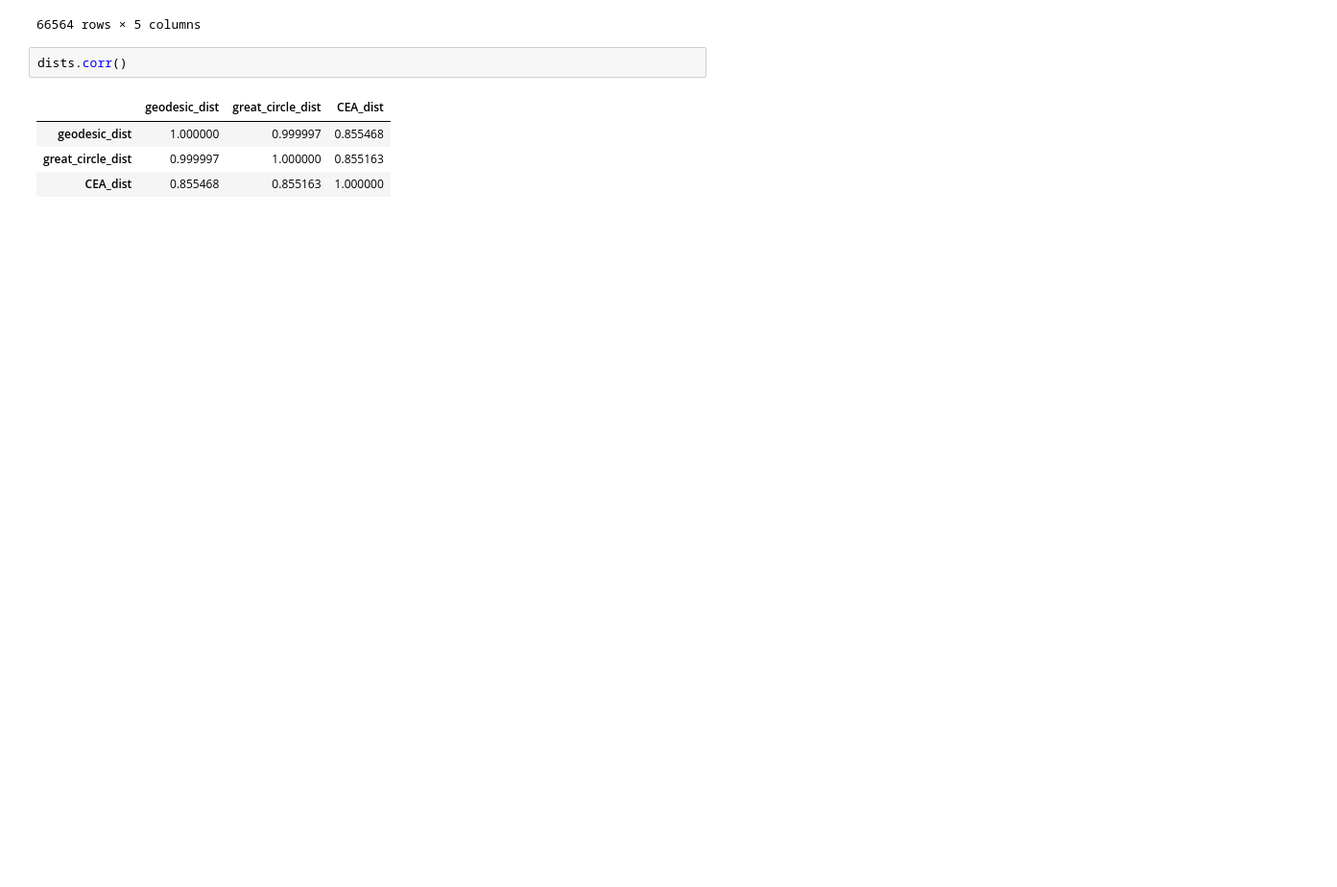
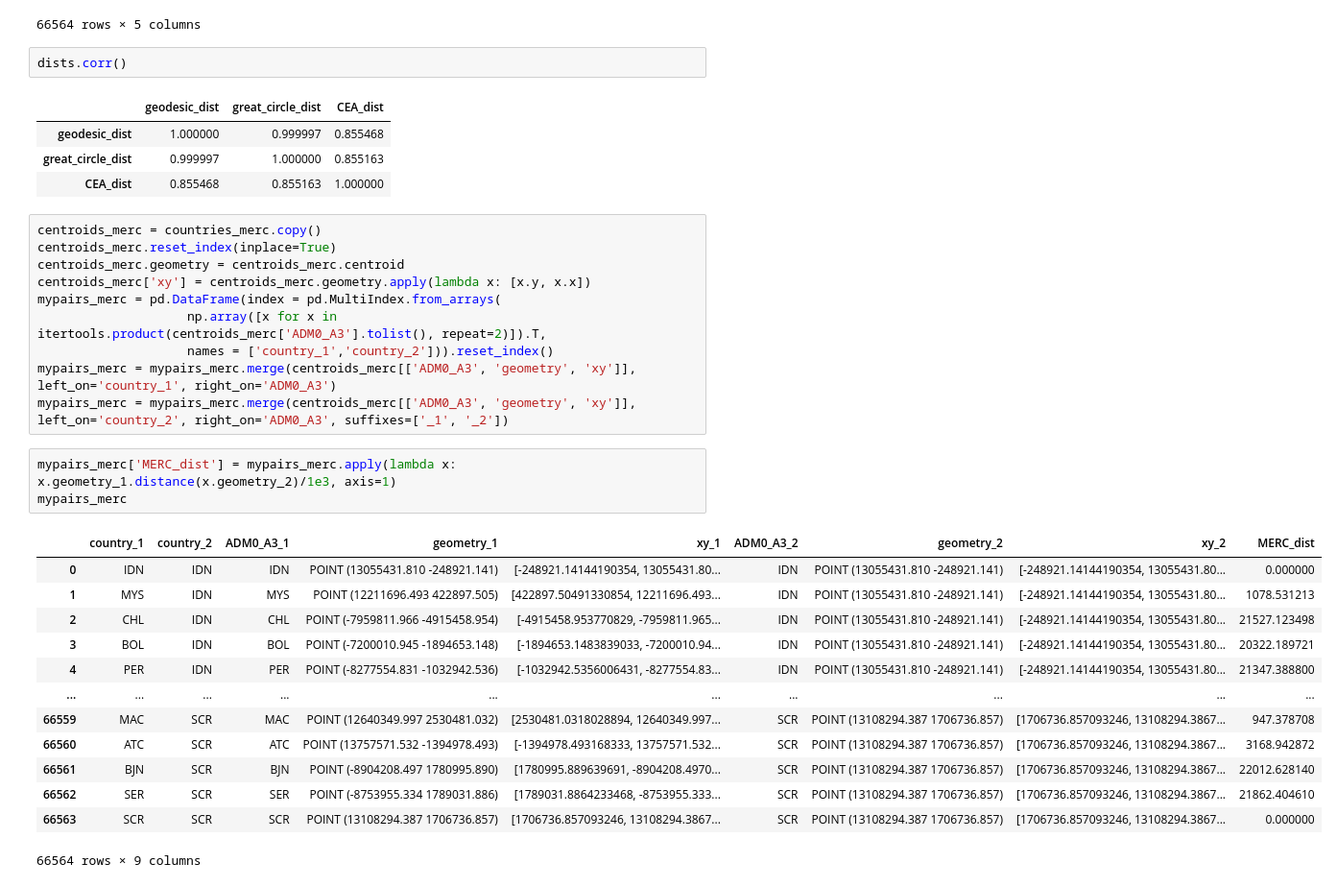
Before and after one commit to ozak/CompEcon, a Jupyter notebook: notebooks/GIS with Python.ipynb, the cells around one changed output. Shown at 96% size. Drawn from its saved outputs; the diff is of its cells as text; blank space fills up the shorter version.

```diff
--- a/notebooks/GIS with Python.ipynb
+++ b/notebooks/GIS with Python.ipynb
@@ -647,3 +721,30 @@ dists.corr()
 | geodesic_dist | 1.000000 | 0.999997 | 0.855468 |
 | great_circle_dist | 0.999997 | 1.000000 | 0.855163 |
 | CEA_dist | 0.855468 | 0.855163 | 1.000000 |
+# %%
+centroids_merc = countries_merc.copy()
+centroids_merc.reset_index(inplace=True)
+centroids_merc.geometry = centroids_merc.centroid
+centroids_merc['xy'] = centroids_merc.geometry.apply(lambda x: [x.y, x.x])
+mypairs_merc = pd.DataFrame(index = pd.MultiIndex.from_arrays(
+                    np.array([x for x in itertools.product(centroids_merc['ADM0_A3'].tolist(), repeat=2)]).T,
+                    names = ['country_1','country_2'])).reset_index()
+mypairs_merc = mypairs_merc.merge(centroids_merc[['ADM0_A3', 'geometry', 'xy']], left_on='country_1', right_on='ADM0_A3')
+mypairs_merc = mypairs_merc.merge(centroids_merc[['ADM0_A3', 'geometry', 'xy']], left_on='country_2', right_on='ADM0_A3', suffixes=['_1', '_2'])
+# %%
+mypairs_merc['MERC_dist'] = mypairs_merc.apply(lambda x: x.geometry_1.distance(x.geometry_2)/1e3, axis=1)
+mypairs_merc
+# %% [output]
+|  | country_1 | country_2 | ADM0_A3_1 | geometry_1 | xy_1 | ADM0_A3_2 | geometry_2 | xy_2 | MERC_dist |
+| 0 | IDN | IDN | IDN | POINT (13055431.810 -248921.141) | [-248921.14144190354, 13055431.80... | IDN | POINT (13055431.810 -248921.141) | [-248921.14144190354, 13055431.80... | 0.000000 |
+| 1 | MYS | IDN | MYS | POINT (12211696.493 422897.505) | [422897.50491330854, 12211696.493... | IDN | POINT (13055431.810 -248921.141) | [-248921.14144190354, 13055431.80... | 1078.531213 |
+| 2 | CHL | IDN | CHL | POINT (-7959811.966 -4915458.954) | [-4915458.953770829, -7959811.965... | IDN | POINT (13055431.810 -248921.141) | [-248921.14144190354, 13055431.80... | 21527.123498 |
+| 3 | BOL | IDN | BOL | POINT (-7200010.945 -1894653.148) | [-1894653.1483839033, -7200010.94... | IDN | POINT (13055431.810 -248921.141) | [-248921.14144190354, 13055431.80... | 20322.189721 |
+| 4 | PER | IDN | PER | POINT (-8277554.831 -1032942.536) | [-1032942.5356006431, -8277554.83... | IDN | POINT (13055431.810 -248921.141) | [-248921.14144190354, 13055431.80... | 21347.388800 |
+| ... | ... | ... | ... | ... | ... | ... | ... | ... | ... |
+| 66559 | MAC | SCR | MAC | POINT (12640349.997 2530481.032) | [2530481.0318028894, 12640349.997... | SCR | POINT (13108294.387 1706736.857) | [1706736.857093246, 13108294.3867... | 947.378708 |
+| 66560 | ATC | SCR | ATC | POINT (13757571.532 -1394978.493) | [-1394978.493168333, 13757571.532... | SCR | POINT (13108294.387 1706736.857) | [1706736.857093246, 13108294.3867... | 3168.942872 |
+| 66561 | BJN | SCR | BJN | POINT (-8904208.497 1780995.890) | [1780995.889639691, -8904208.4970... | SCR | POINT (13108294.387 1706736.857) | [1706736.857093246, 13108294.3867... | 22012.628140 |
+| 66562 | SER | SCR | SER | POINT (-8753955.334 1789031.886) | [1789031.8864233468, -8753955.333... | SCR | POINT (13108294.387 1706736.857) | [1706736.857093246, 13108294.3867... | 21862.404610 |
+| 66563 | SCR | SCR | SCR | POINT (13108294.387 1706736.857) | [1706736.857093246, 13108294.3867... | SCR | POINT (13108294.387 1706736.857) | [1706736.857093246, 13108294.3867... | 0.000000 |
+66564 rows × 9 columns
```
Also changed, not shown: parts of 24 cells of this notebook, 7 other files.
